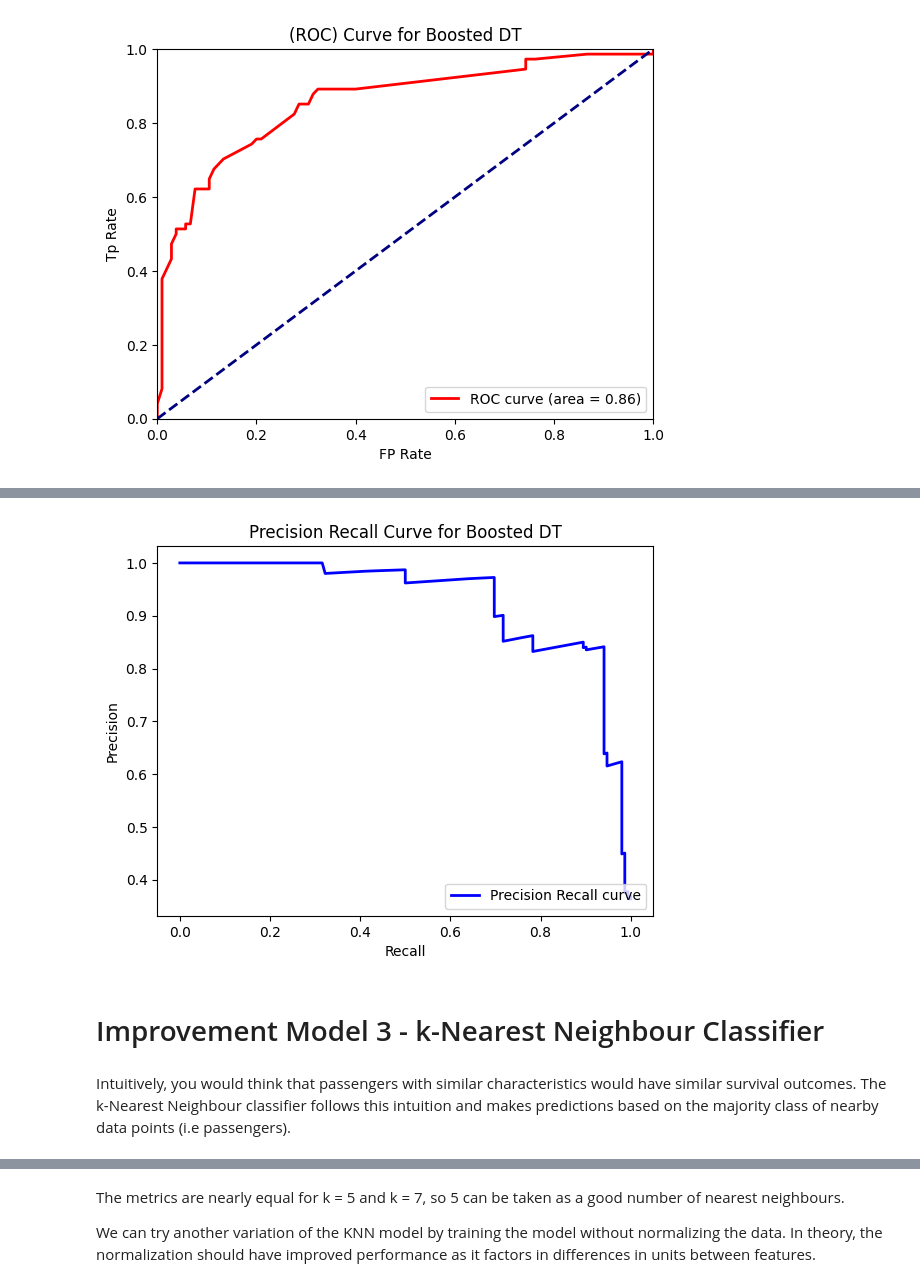
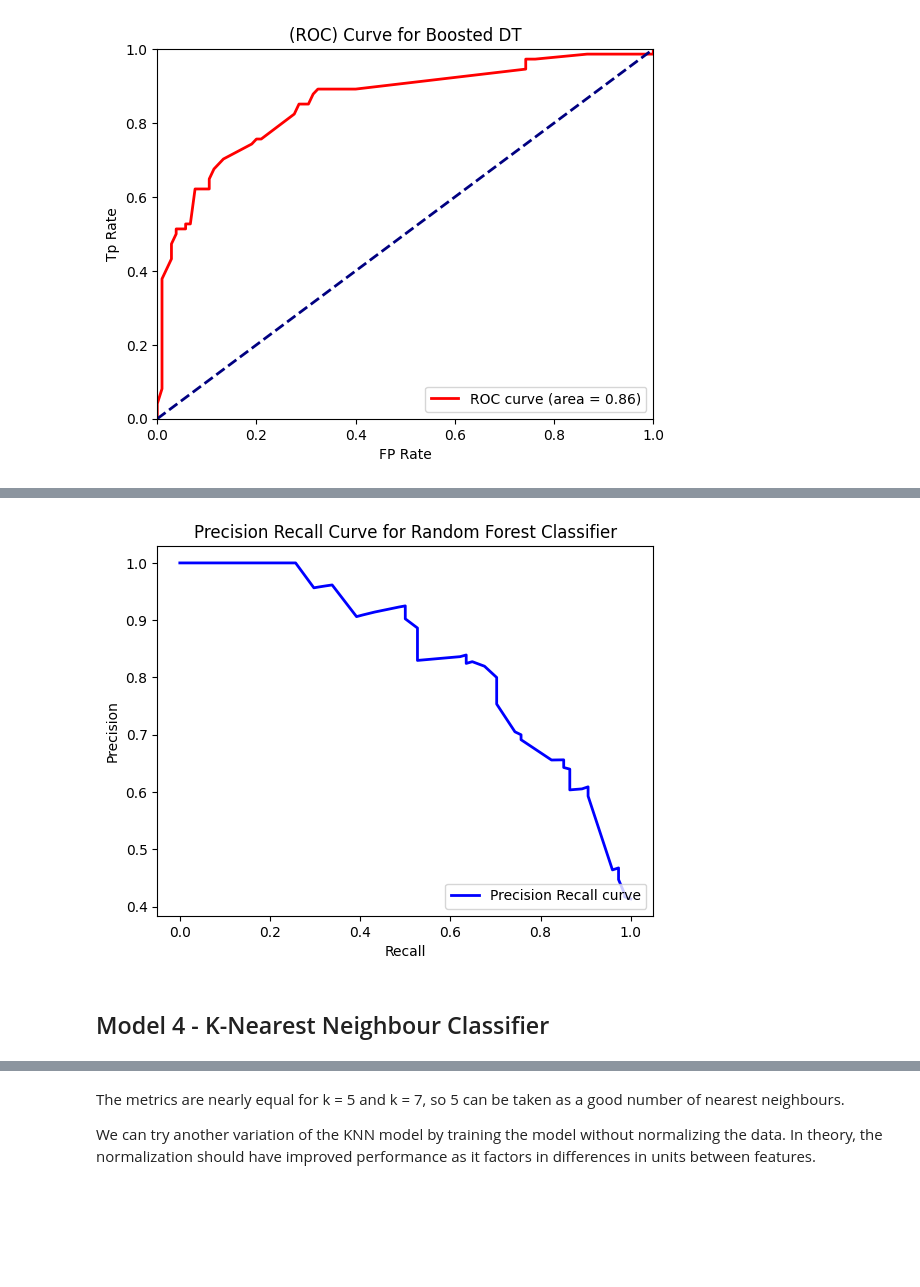
Before and after one commit to SarankanT/MSCI-433-FinalProject, a Jupyter notebook: Titanic_proposal_Baseline&Improvements_MSCI546.ipynb, the cells around one changed output, grey strips where cells are left out. Cells and saved outputs as stored; diff of their text form; code cells hidden in the pictures; blank space fills up the shorter version.

```diff
--- a/Titanic_proposal_Baseline&Improvements_MSCI546.ipynb
+++ b/Titanic_proposal_Baseline&Improvements_MSCI546.ipynb
@@ -298,22 +333,20 @@ Recall: 0.7828947368421053
 # %%
 #p/r curve
 
 # Calculating precision-recall curve
 precision, recall, _ = precision_recall_curve(y_testing, y_pred_prob_rf)
 
 plt.figure()
 plt.plot(recall, precision, color='blue', lw=2, label='Precision Recall curve')
 plt.xlabel('Recall')
 plt.ylabel('Precision')
-plt.title('Precision Recall Curve for Boosted DT')
+plt.title('Precision Recall Curve for Random Forest Classifier')
 plt.legend(loc="lower right")
 plt.show()
 # %% [output]
-[figure, old version]
+[figure, new version]
 # %% [markdown]
-# Improvement Model 3 - k-Nearest Neighbour Classifier
+## Model 4 - K-Nearest Neighbour Classifier
-# %% [markdown]
-Intuitively, you would think that passengers with similar characteristics would have similar survival outcomes. The k-Nearest Neighbour classifier follows this intuition and makes predictions based on the majority class of nearby data points (i.e passengers).
 # %%
 from sklearn.preprocessing import StandardScaler
 from sklearn.neighbors import KNeighborsClassifier
```
Also changed, not shown: parts of 43 cells of this notebook.
